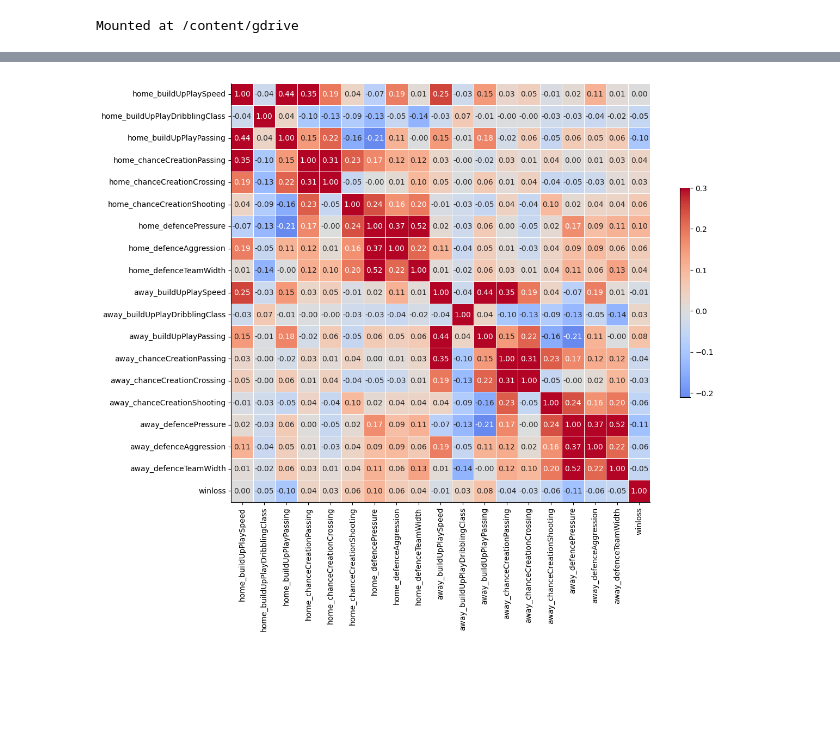
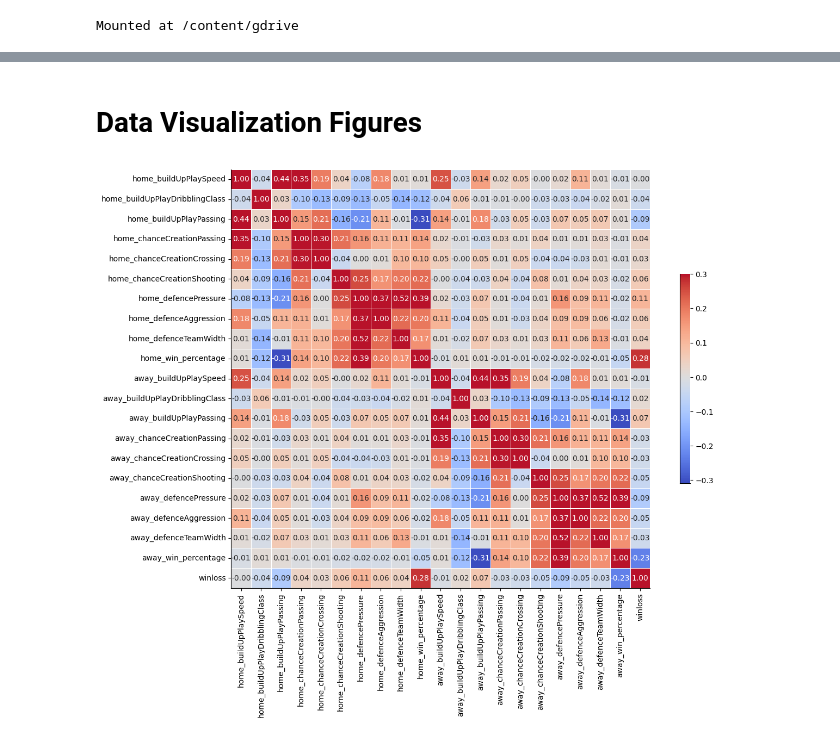
Before and after one commit to nfwertz223/Fifa-Outcome-Predictor, a Jupyter notebook: MLProject.ipynb, the cells around one changed output, grey strips where cells are left out. Saved outputs shown, nothing was run; the diff lists cells and outputs as text; code cells hidden in the pictures; blank space fills up the shorter version.

```diff
--- a/MLProject.ipynb
+++ b/MLProject.ipynb
@@ -45,4 +73,5 @@ team_attribute_data
 # %%
+
 # params: match - row of the match df
 # This function takes in a match and returns all the team_specific attributes for the home and the away team as a dataframe
 def get_team_stats_for_match(match):
@@ -64,5 +93,23 @@ def get_team_attributes(team_api_id):
   dribble_class = team_data['buildUpPlayDribblingClass'].mode() # pick most frequence dribblingClass assignment as chosen value instead of averaging out
 
   data = team_data.mean()
-  data['buildUpPlayDribblingClass'] = dribble_class
+  if not dribble_class.empty:
+    data['buildUpPlayDribblingClass'] = dribble_class[0]
+  data['win_percentage'] = win_ratio[team_api_id]
   return data
+
+# params: dif - the goal difference
+# Function returns if the home team won or the away team won
+def get_winloss_num(dif):
+  if dif < 0:
+    return 0 # away won
+  elif dif > 0:
+    return 2 # home won
+  else:
+    return 1 # tie
+
+def get_winloss_num_binary(dif):
+    if dif > 0:
+      return 1
+    else:
+      return 0
@@ -69,8 +118,9 @@ def get_team_attributes(team_api_id):
 # %%
-df = match_data
+df = match_data.copy()
 # df = match_data.head(7)
 # print(df)
-# df['home_buildUpPlaySpeed'], df['home_buildUpPlayDribblingClass'], df['home_buildUpPlayPassing'],df['home_chanceCreationPassing'],df['home_chanceCreationCrossing'],df['home_chanceCreationShooting'],df['home_defencePressure'],df['home_defenceAggression'],df['home_defenceTeamWidth'],df['home_buildUpPlaySpeed'], df['away_buildUpPlayDribblingClass'], df['away_buildUpPlayPassing'],df['away_chanceCreationPassing'],df['away_chanceCreationCrossing'],df['away_chanceCreationShooting'],df['away_defencePressure'],df['away_defenceAggression'],df['away_defenceTeamWidth']=get_team_stats_for_match(df['match_api_id'])
+# print(df['match_api_id'])
+
 new_cols = df.apply(lambda row: get_team_stats_for_match(row), axis=1)
 df = pd.concat([df, new_cols], axis=1)
 df = df.dropna()
@@ -100,16 +143,8 @@ match_data_with_team_attributes
 # %%
-def get_winloss_num(dif):
-  if dif < 0:
-    return 0
-  elif dif > 0:
-    return 2
-  else:
-    return 1
-
-df = match_data_with_team_attributes
+df = match_data_with_team_attributes.copy()
 df['winloss'] = df['home_team_goal'] - df['away_team_goal']
-df['winloss'] = df['winloss'].apply(get_winloss_num)
+df['winloss'] = df['winloss'].apply(get_winloss_num_binary)
 df.drop(['match_api_id', 'home_team_api_id', 'away_team_api_id', 'home_team_goal', 'away_team_goal'], axis=1, inplace=True)
-match_data_with_team_attributes = df
-
+data_complete = df
+data_complete
 # Data preprocessing stops here
@@ -116,15 +391,18 @@ match_data_with_team_attributes = df
+# %% [markdown]
+# Data Visualization Figures
 # %%
-corr = match_data_with_team_attributes.corr()
+df = data_complete.copy()
+corr = df.corr()
 
 g = sns.heatmap(corr,  vmax=.3, center=0,
             square=True, linewidths=.5, cbar_kws={"shrink": .5}, annot=True, fmt='.2f', cmap='coolwarm')
 
 sns.despine()
 g.figure.set_size_inches(14,10)
 
 plt.show()
 # %% [output]
-[figure, old version]
+[figure, new version]
 # %%
 g = sns.pairplot(match_data_with_team_attributes[['home_defenceTeamWidth','home_defencePressure']])
 # %% [output]
```
Also changed, not shown: parts of 28 cells of this notebook.
